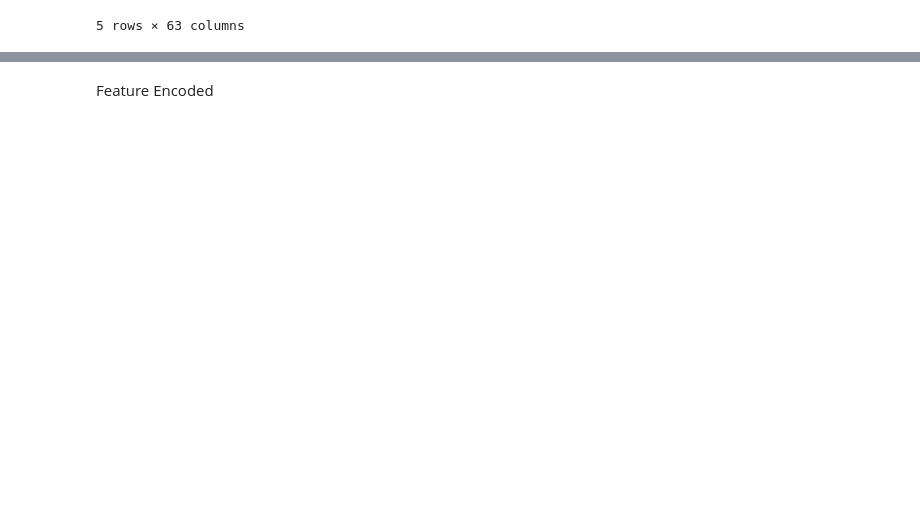
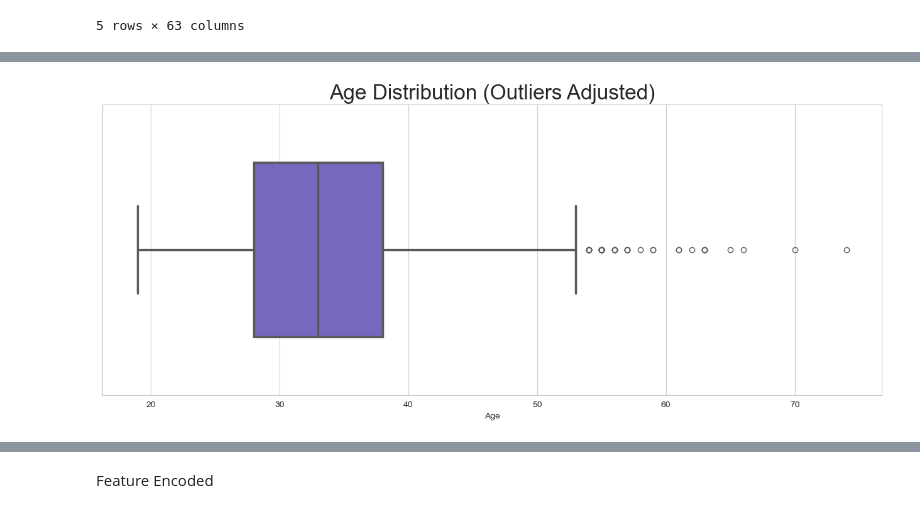
Before and after one commit to Oumaymabamoh/ML_Mental_Health_Cluster_Insights, a Jupyter notebook: data_eda.ipynb, the cells around one changed output, grey strips where cells are left out. Saved outputs shown, nothing was run; the diff lists cells and outputs as text; code cells hidden in the pictures; blank space fills up the shorter version.

```diff
--- a/data_eda.ipynb
+++ b/data_eda.ipynb
@@ -279,0 +227,4 @@ plt.show()
+# %%
+cols_to_drop = df.columns[df.isna().mean() > 0.3]
+df.drop(cols_to_drop, axis=1, inplace=True)
+len(df.columns)
@@ -280,3 +233,11 @@ plt.show()
+# %%
+import numpy as np
+from sklearn.impute import SimpleImputer
+
+mode_imputer = SimpleImputer(missing_values=np.nan, strategy='most_frequent')
+mode_imputer.fit(df)
+processed_data = mode_imputer.transform(df)
+df_processed = pd.DataFrame(data=processed_data, columns=df.columns)
 # %%
 df.shape
 # %% [output]
@@ -1060,0 +278,34 @@ df_cleaned.to_csv('processed_data/cleaned_data.csv', index=False)
+# %%
+import matplotlib.pyplot as plt
+import seaborn as sns
+import pandas as pd
+
+
+# Ensure 'Age' is numeric (in case it was imputed as string/object)
+df_processed['Age'] = pd.to_numeric(df_processed['Age'], errors='coerce')
+
+# Define valid age range (18 to 75)
+valid_age_mask = (df_processed['Age'] >= 18) & (df_processed['Age'] <= 75)
+
+# Compute the mean of valid ages
+valid_mean = round(df_processed.loc[valid_age_mask, 'Age'].mean())
+
+# Replace outlier ages (<18 or >75) with the valid mean
+df_processed.loc[~valid_age_mask, 'Age'] = valid_mean
+
+# Plot boxplot of the adjusted age distribution
+plt.figure(figsize=(16, 6))
+sns.set_style("whitegrid")
+
+ax = sns.boxplot(data=df_processed['Age'], color='slateblue', orient='h', linewidth=2.5, width=0.6)
+ax.set_title('Age Distribution (Outliers Adjusted)', fontsize=24)
+
+#save img
+output_dir = "images"
+os.makedirs(output_dir, exist_ok=True)
+
+plot_path = os.path.join(output_dir, "age_outliers_adjust.png")
+
+plt.show()
+# %% [output]
+[figure, added]
```
Also changed, not shown: parts of 90 cells of this notebook, 4 other files.
